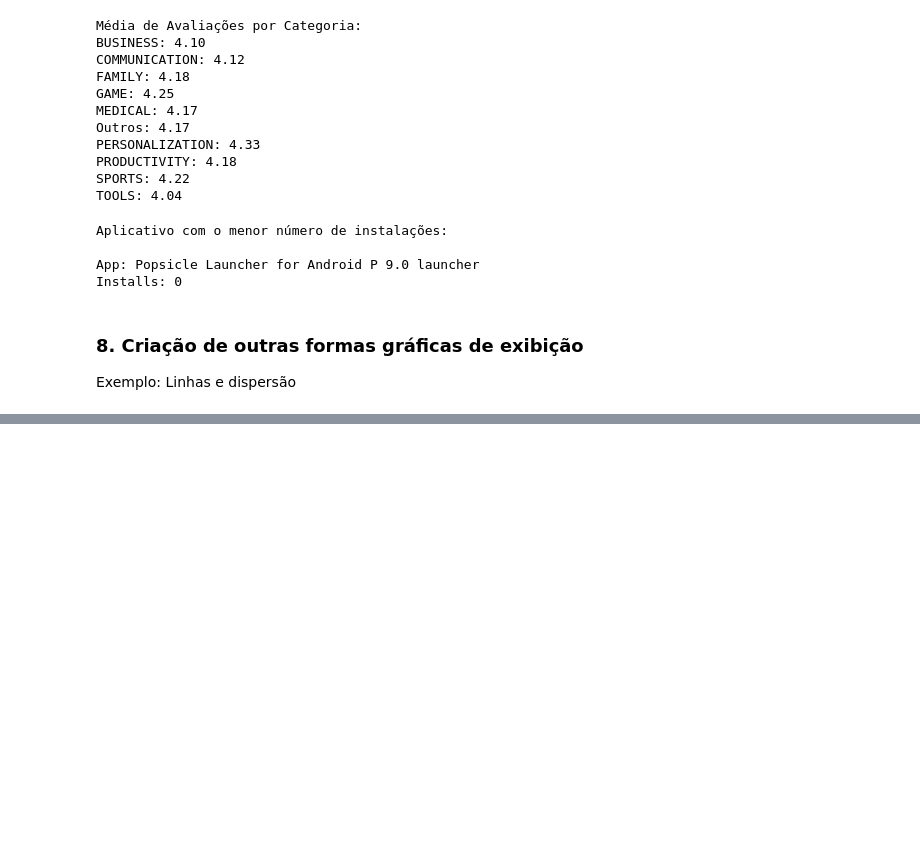
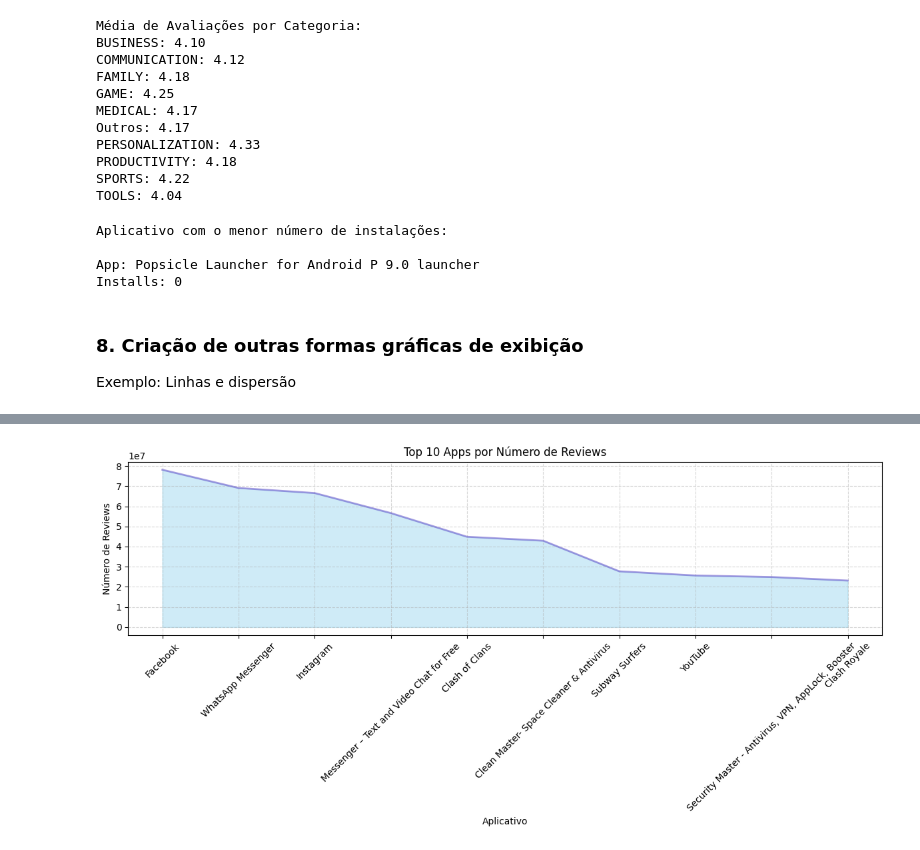
Before and after one commit to mayaramog/compassUOLmayara, a Jupyter notebook: Sprint3/Desafio/desafio1.ipynb, the cells around one changed output, grey strips where cells are left out. Saved outputs shown, nothing was run; the diff lists cells and outputs as text; code cells hidden in the pictures; blank space fills up the shorter version.

```diff
--- a/Sprint3/Desafio/desafio1.ipynb
+++ b/Sprint3/Desafio/desafio1.ipynb
@@ -228,0 +252,28 @@ Exemplo: Linhas e dispersão
+# %%
+"""Gráfico de área da Etapa 6."""
+# Selecionar os top 10 apps por número de reviews
+top10reviews = df.nlargest(10, 'Reviews')
+
+# Configurar o gráfico de área
+plt.figure(figsize=(12, 6))
+
+# Plotar o gráfico de área
+plt.fill_between(top10reviews['App'], top10reviews['Reviews'], color='skyblue', alpha=0.4)
+plt.plot(top10reviews['App'], top10reviews['Reviews'], color='Slateblue', alpha=0.6, linewidth=2)
+
+# Títulos e rótulos
+plt.title('Top 10 Apps por Número de Reviews')
+plt.xlabel('Aplicativo')
+plt.ylabel('Número de Reviews')
+
+# Ajustar a rotação dos rótulos do eixo X para melhor visualização
+plt.xticks(rotation=45)
+
+# Adicionar uma grade para melhor visualização
+plt.grid(True, linestyle='--', alpha=0.5)
+
+# Exibir o gráfico
+plt.tight_layout()
+plt.show()
+# %% [output]
+[figure, added]
```
Also changed, not shown: parts of 8 cells of this notebook.
